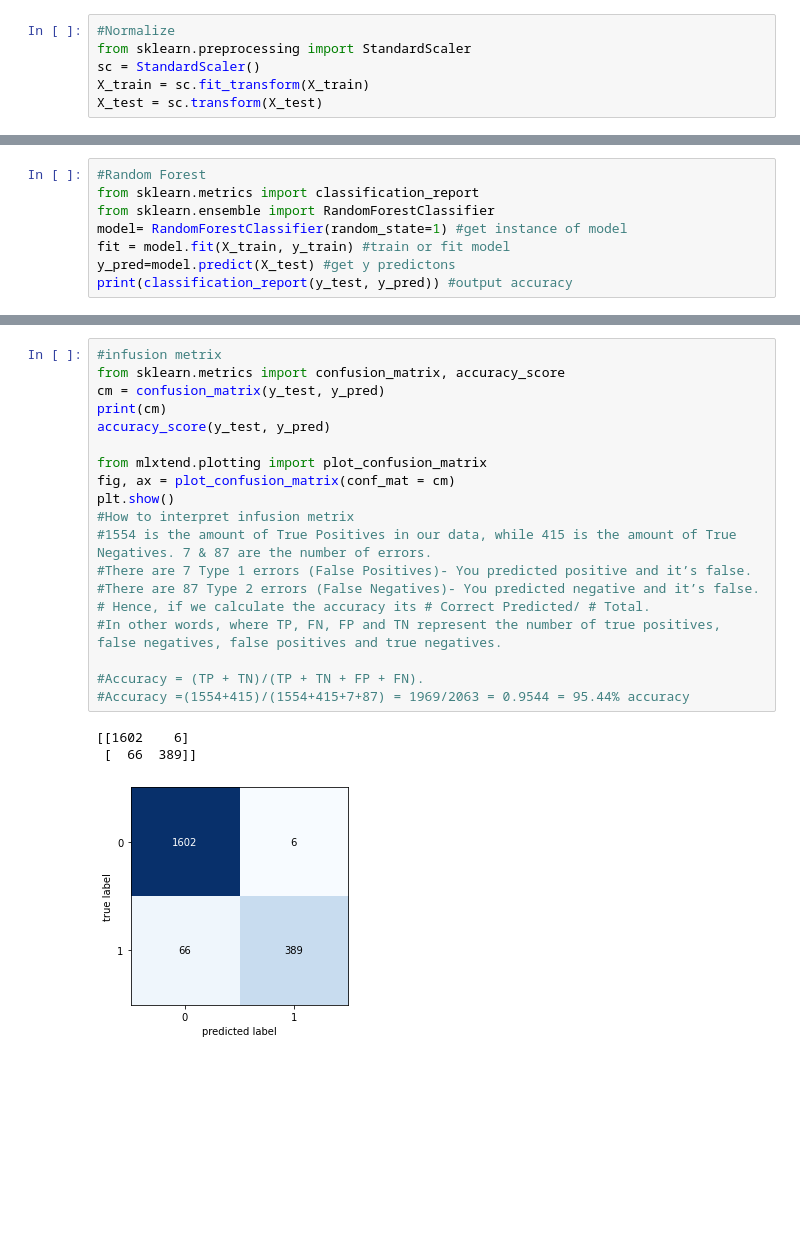
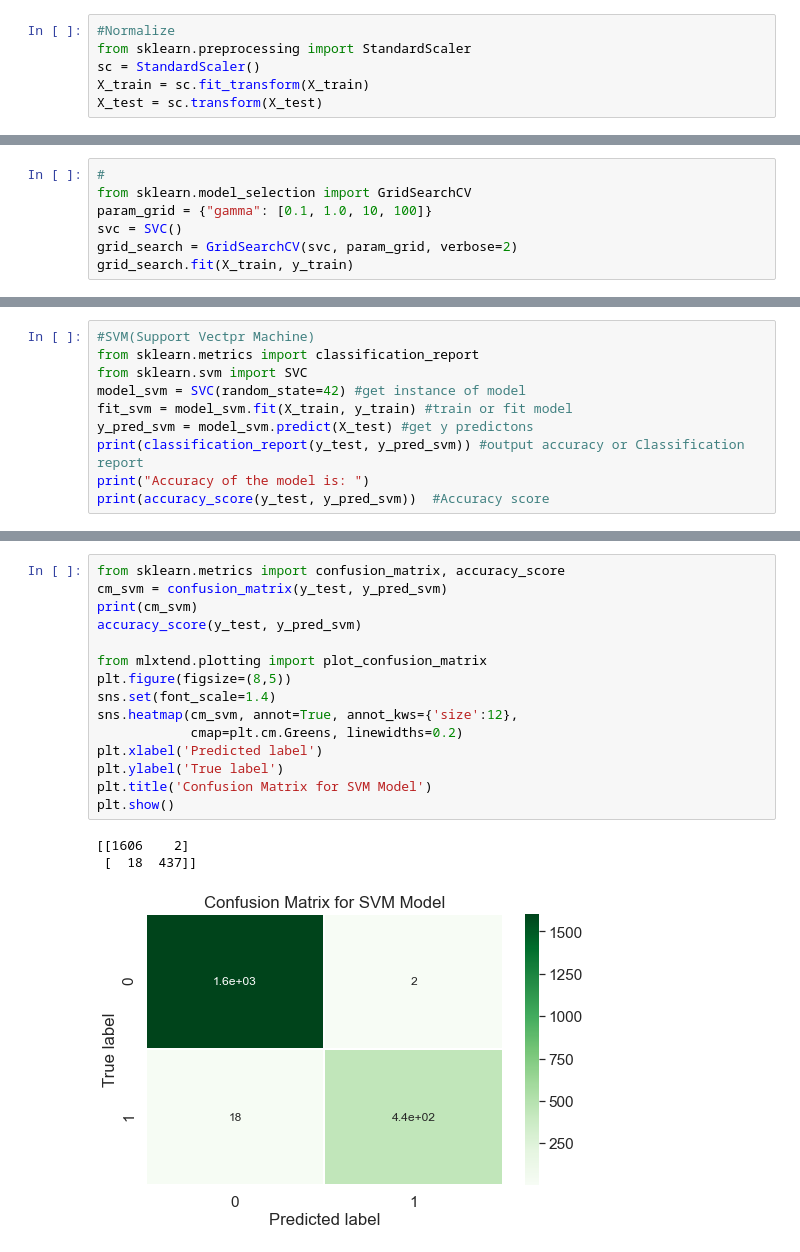
Before and after one commit to sumanta-barman/TechLabs_medicine, a Jupyter notebook: Depression_prediction_tweets.ipynb, the cells around one changed output, grey strips where cells are left out. Saved outputs shown, nothing was run; the diff lists cells and outputs as text; blank space fills up the shorter version.

```diff
--- a/Depression_prediction_tweets.ipynb
+++ b/Depression_prediction_tweets.ipynb
@@ -209,0 +322,7 @@ RandomizedSearchCV(cv=2, estimator=RandomForestClassifier(), n_jobs=-1,
+# %%
+#
+from sklearn.model_selection import GridSearchCV
+param_grid = {"gamma": [0.1, 1.0, 10, 100]}
+svc = SVC()
+grid_search = GridSearchCV(svc, param_grid, verbose=2)
+grid_search.fit(X_train, y_train)
@@ -210,11 +352,13 @@ RandomizedSearchCV(cv=2, estimator=RandomForestClassifier(), n_jobs=-1,
 # %%
-#Random Forest
+#SVM(Support Vectpr Machine)
 from sklearn.metrics import classification_report
-from sklearn.ensemble import RandomForestClassifier
-model= RandomForestClassifier(random_state=1) #get instance of model
-fit = model.fit(X_train, y_train) #train or fit model
-y_pred=model.predict(X_test) #get y predictons
-print(classification_report(y_test, y_pred)) #output accuracy
+from sklearn.svm import SVC
+model_svm = SVC(random_state=42) #get instance of model
+fit_svm = model_svm.fit(X_train, y_train) #train or fit model
+y_pred_svm = model_svm.predict(X_test) #get y predictons
+print(classification_report(y_test, y_pred_svm)) #output accuracy or Classification report
+print("Accuracy of the model is: ")
+print(accuracy_score(y_test, y_pred_svm))  #Accuracy score
 # %% [output]
               precision    recall  f1-score   support
 
@@ -227,26 +374,22 @@ weighted avg       0.97      0.97      0.96      2063
-# %%
-#infusion metrix
-from sklearn.metrics import confusion_matrix, accuracy_score
-cm = confusion_matrix(y_test, y_pred)
-print(cm)
-accuracy_score(y_test, y_pred)
-
-from mlxtend.plotting import plot_confusion_matrix
-fig, ax = plot_confusion_matrix(conf_mat = cm)
-plt.show()
-#How to interpret infusion metrix
-#1554 is the amount of True Positives in our data, while 415 is the amount of True Negatives. 7 & 87 are the number of errors.
-#There are 7 Type 1 errors (False Positives)- You predicted positive and it’s false.
-#There are 87 Type 2 errors (False Negatives)- You predicted negative and it’s false.
-# Hence, if we calculate the accuracy its # Correct Predicted/ # Total.
-#In other words, where TP, FN, FP and TN represent the number of true positives, false negatives, false positives and true negatives.
-
-#Accuracy = (TP + TN)/(TP + TN + FP + FN).
-#Accuracy =(1554+415)/(1554+415+7+87) = 1969/2063 = 0.9544 = 95.44% accuracy
-# %% [output]
-[[1602    6]
- [  66  389]]
-[figure, removed]
+# %%
+from sklearn.metrics import confusion_matrix, accuracy_score
+cm_svm = confusion_matrix(y_test, y_pred_svm)
+print(cm_svm)
+accuracy_score(y_test, y_pred_svm)
+
+from mlxtend.plotting import plot_confusion_matrix
+plt.figure(figsize=(8,5))
+sns.set(font_scale=1.4)
+sns.heatmap(cm_svm, annot=True, annot_kws={'size':12},
+            cmap=plt.cm.Greens, linewidths=0.2)
+plt.xlabel('Predicted label')
+plt.ylabel('True label')
+plt.title('Confusion Matrix for SVM Model')
+plt.show()
+# %% [output]
+[[1606    2]
+ [  18  437]]
+[figure, added]
 # %%
 words = np.array(['not depressed', 'depressed'])
 print("The outcome is: ")
```
Also changed, not shown: parts of 25 cells of this notebook, 2 other files.
